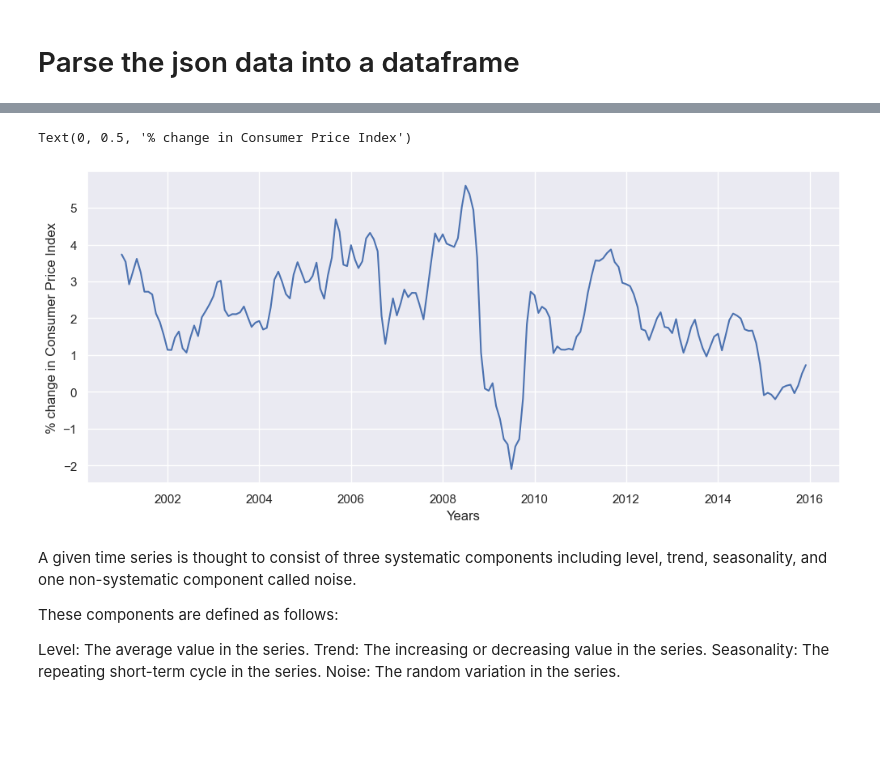
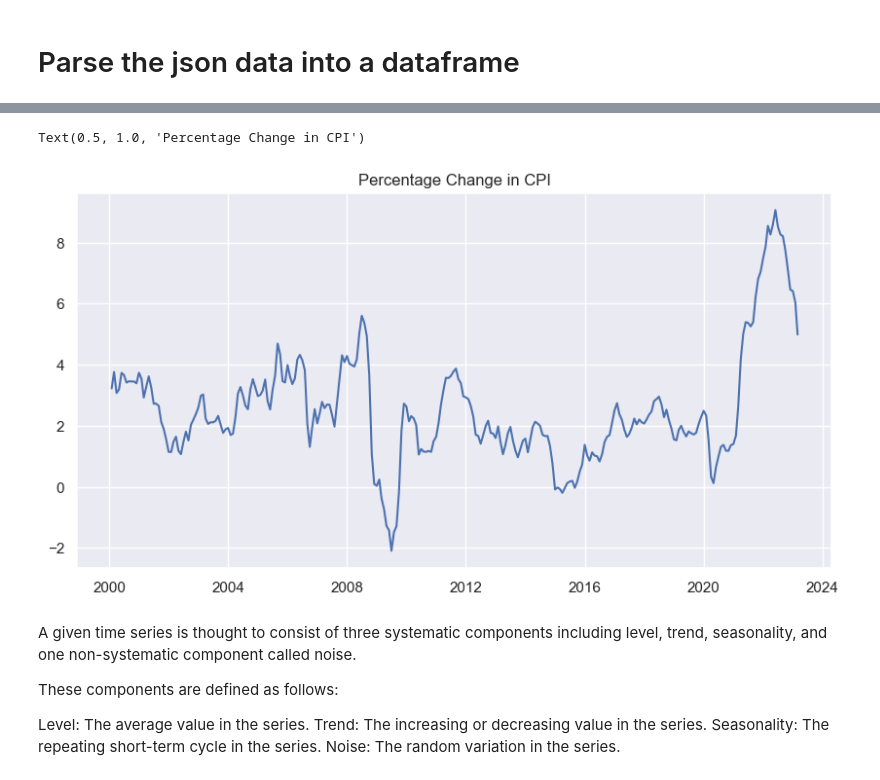
Before and after one commit to RaminVali/Time_Series_Project, a Jupyter notebook: ARIMA 1.ipynb, the cells around one changed output, grey strips where cells are left out. Drawn from its saved outputs; the diff is of its cells as text; code cells hidden in the pictures; blank space fills up the shorter version.

Commit message:
Have Woring json parser and plotly viz

```diff
--- a/ARIMA 1.ipynb
+++ b/ARIMA 1.ipynb
@@ -35,19 +47,23 @@ with open ('all_json_data','r') as openfile:
 # %% [markdown]
 # Parse the json data into a dataframe
 # %%
-data_dict =dict()
+def parse_json(file):
 
-for section in all_json_data:
-    for part in section['Results']['series']:
-        for item in part['data']:
-            year = item['year']
-            month = item['periodName']
-            value = item['value']
-            data_dict[month+' '+ year] = value
+    data_dict =dict()
 
-df = pd.DataFrame(data_dict.items(),columns = ['date','CPI'])
-df['CPI'] = df['CPI'].astype(float)
-df['date'] = pd.to_datetime(df['date'])
-df.set_index('date', inplace=True)
-df.sort_index(inplace=True)
-df.head()
+    for section in all_json_data_unadjusted:
+        for part in section['Results']['series']:
+            for item in part['data']:
+                year = item['year']
+                month = item['periodName']
+                value = item['value']
+                data_dict[month+' '+ year] = value
+
+    df = pd.DataFrame(data_dict.items(),columns = ['date','CPI'])
+    df['CPI'] = df['CPI'].astype(float)
+    df['date'] = pd.to_datetime(df['date'])
+    df.set_index('date', inplace=True)
+    df.sort_index(inplace=True)
+    print(df.head())
+
+    return df
@@ -71,0 +70,2 @@ Text(0, 0.5, 'Consumer Price Index')
+# %%
+df = parse_json(all_json_data_season_adjusted)
@@ -72,13 +180,10 @@ Text(0, 0.5, 'Consumer Price Index')
 # %%
-df['pct-change'] =df.CPI.pct_change(periods=12)*100
-
-fig,ax = plt.subplots(figsize=(12,5))
-ax.plot(df.index, df['pct-change'])
-ax.set_xlabel('Years')
-ax.set_ylabel('% change in Consumer Price Index')
+fig, ax  = plt.subplots(figsize = (10,5))
+ax.plot(df[df.index>'01/01/2000']['pct-change'])
+ax.set_title('Percentage Change in CPI')
 # %% [output]
-Text(0, 0.5, '% change in Consumer Price Index')
+Text(0.5, 1.0, 'Percentage Change in CPI')
-[figure, old version]
+[figure, new version]
 # %% [markdown]
 A given time series is thought to consist of three systematic components including level, trend, seasonality, and one non-systematic component called noise.
 
```
Also changed, not shown: parts of 31 cells of this notebook, 8 other files.
